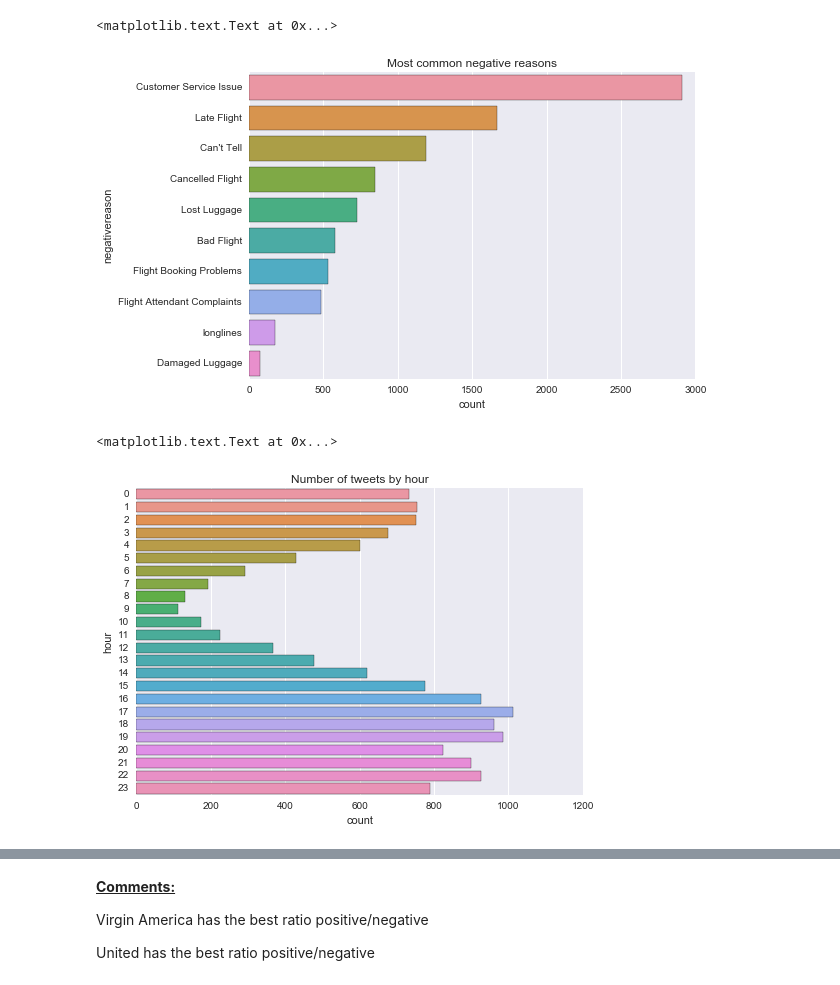
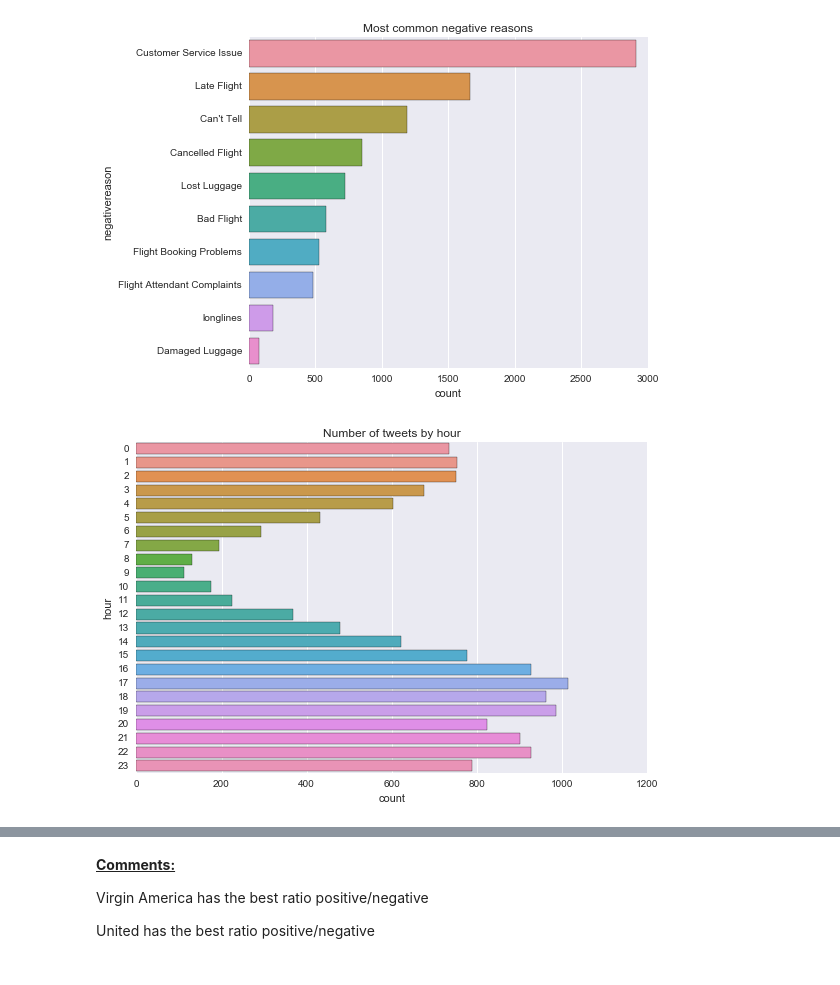
Before and after one commit to NathanBerrebbi5/Kaggle-Scripts, a Jupyter notebook: Airlines/Twitter.Airline.ipynb, the cells around one changed output, grey strips where cells are left out. Drawn from its saved outputs; the diff is of its cells as text; code cells hidden in the pictures.

```diff
--- a/Airlines/Twitter.Airline.ipynb
+++ b/Airlines/Twitter.Airline.ipynb
@@ -40,10 +45,10 @@ sns.plt.title("Most Active Timezones?")
 # %%
 # What are the most common negative reasons
 sns.countplot(y = "negativereason" , data = df , order=df["negativereason"].value_counts()[:10].index)
 sns.plt.title("Most common negative reasons")
+plt.tight_layout()
 # %% [output]
-<matplotlib.text.Text at 0x...>
-[figure, old version]
+[figure, new version]
 # %%
 #time conversion
 df["tweet_created"] = df["tweet_created"].apply(lambda x: pd.to_datetime(x))
@@ -53,9 +58,9 @@ df["dayofweek"] =  df["tweet_created"].apply(lambda x: x.dayofweek) #monday = 0
 # What are the peak hours for twits
 sns.countplot(y = "hour" , data = df , order = range(len(df["hour"].unique())))
 sns.plt.title("Number of tweets by hour")
+plt.tight_layout()
 # %% [output]
-<matplotlib.text.Text at 0x...>
-[figure, old version]
+[figure, new version]
 # %%
 # What are the peak days for twits
 sns.countplot(y = "dayofweek" , data = df , order = range(len(df["dayofweek"].unique())))
```
Also changed, not shown: parts of 13 cells of this notebook.
